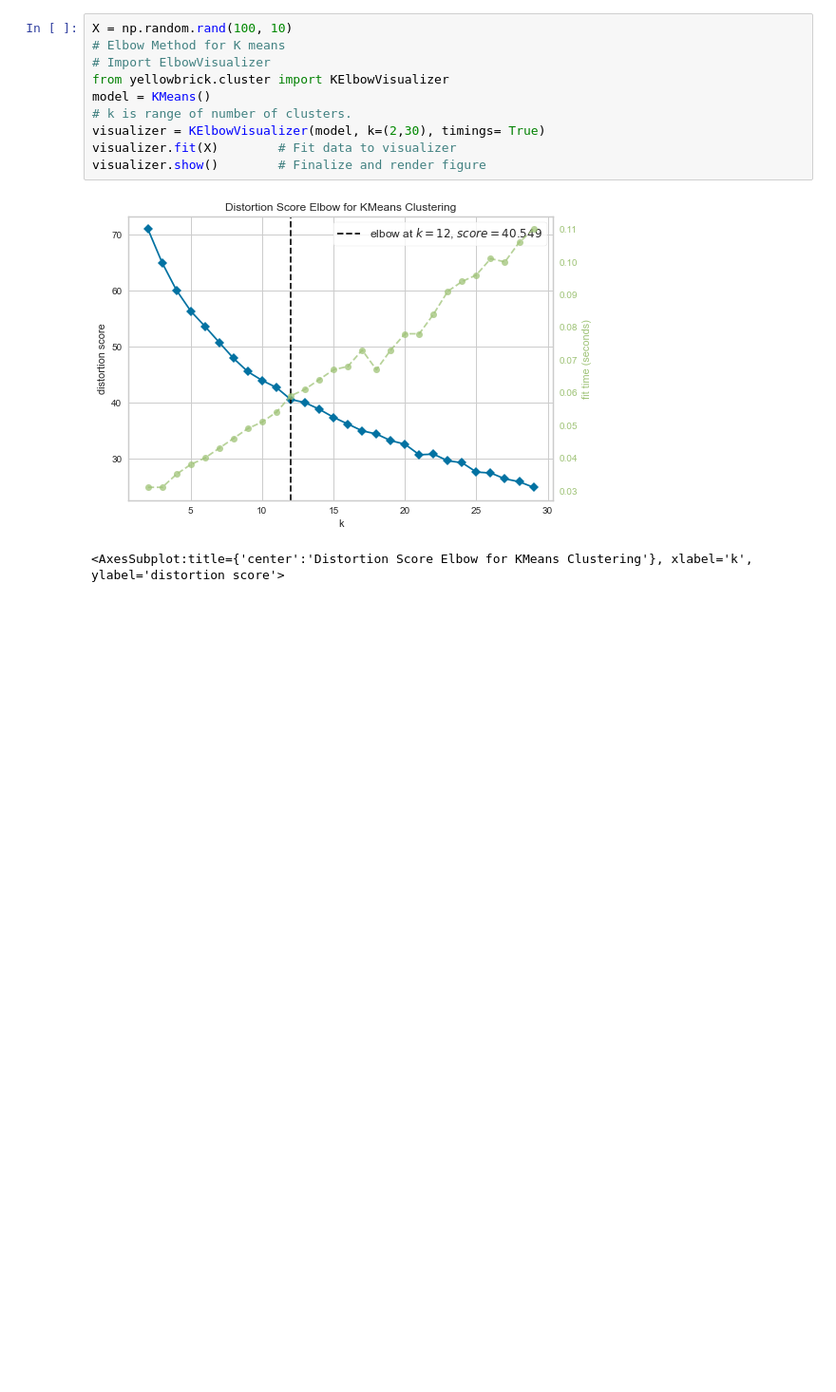
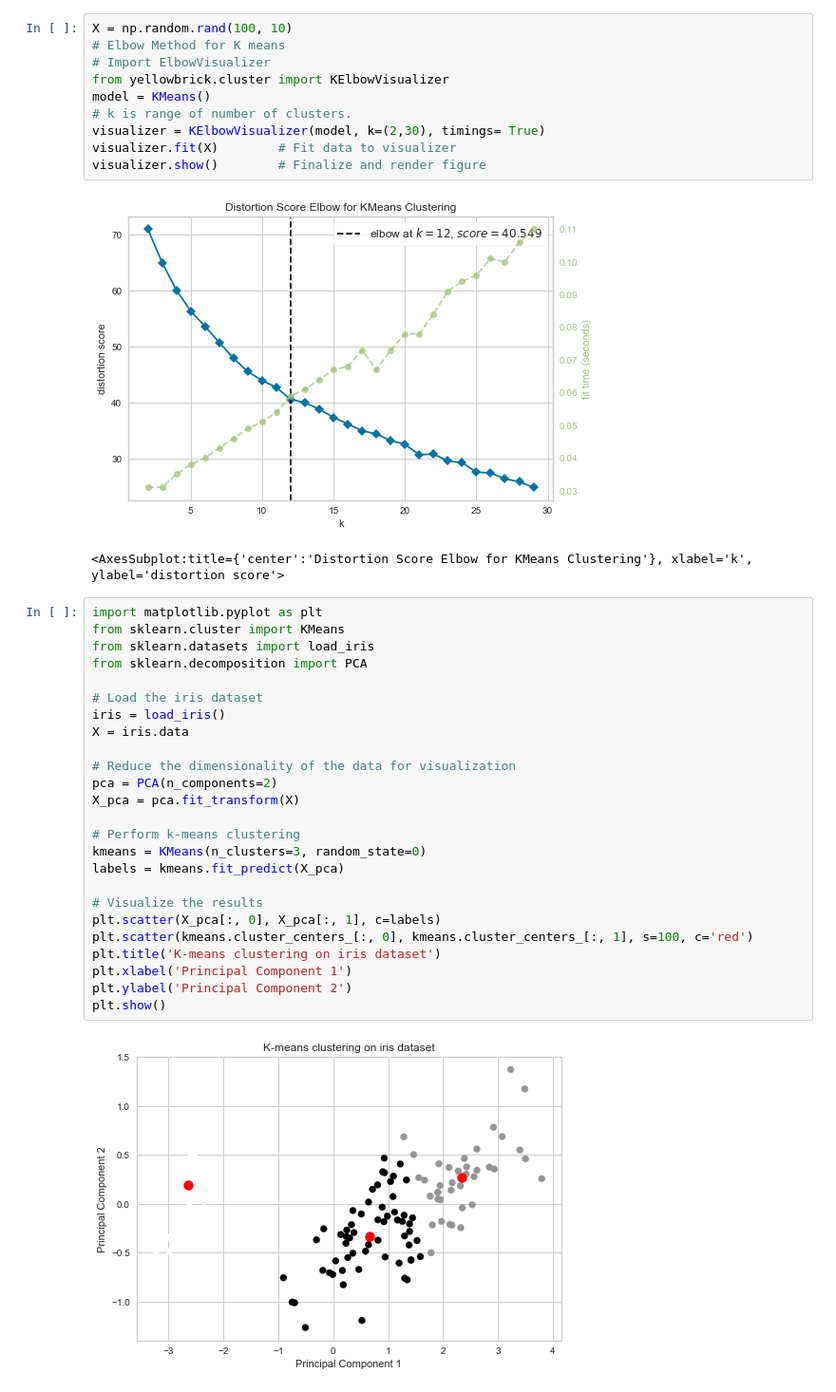
Before and after one commit to TJZLiu/Lisbon-freguesias, a Jupyter notebook: code/Untitled.ipynb, the cells around one changed output. Shown at 95% size. Cells and saved outputs as stored; diff of their text form; blank space fills up the shorter version.

Commit message:
update visualizations

```diff
--- a/code/Untitled.ipynb
+++ b/code/Untitled.ipynb
@@ -437,3 +437,30 @@ visualizer.show()        # Finalize and render figure
 # %% [output]
 [figure]
 <AxesSubplot:title={'center':'Distortion Score Elbow for KMeans Clustering'}, xlabel='k', ylabel='distortion score'>
+# %%
+import matplotlib.pyplot as plt
+from sklearn.cluster import KMeans
+from sklearn.datasets import load_iris
+from sklearn.decomposition import PCA
+
+# Load the iris dataset
+iris = load_iris()
+X = iris.data
+
+# Reduce the dimensionality of the data for visualization
+pca = PCA(n_components=2)
+X_pca = pca.fit_transform(X)
+
+# Perform k-means clustering
+kmeans = KMeans(n_clusters=3, random_state=0)
+labels = kmeans.fit_predict(X_pca)
+
+# Visualize the results
+plt.scatter(X_pca[:, 0], X_pca[:, 1], c=labels)
+plt.scatter(kmeans.cluster_centers_[:, 0], kmeans.cluster_centers_[:, 1], s=100, c='red')
+plt.title('K-means clustering on iris dataset')
+plt.xlabel('Principal Component 1')
+plt.ylabel('Principal Component 2')
+plt.show()
+# %% [output]
+[figure, added]
```
Also changed, not shown: parts of 8 cells of this notebook.
